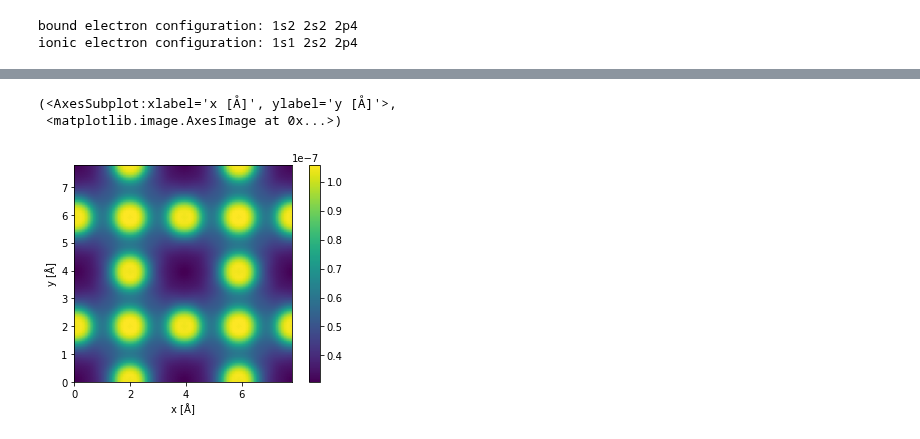
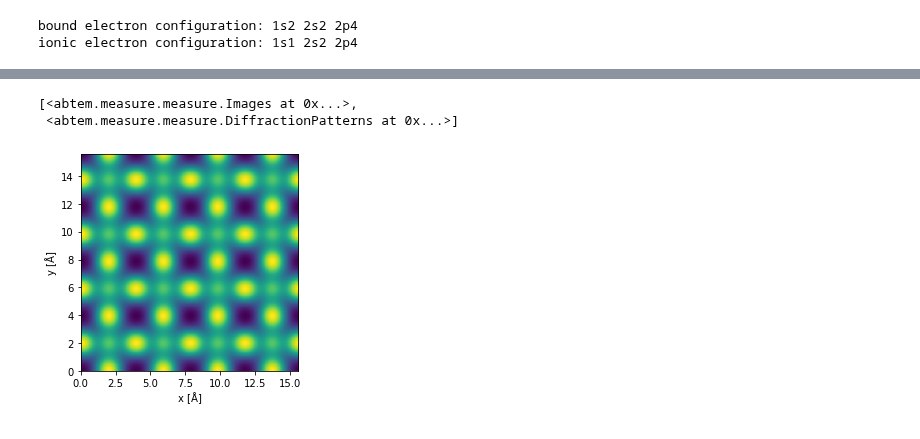
Before and after one commit to abTEM/abTEM, a Jupyter notebook: examples/dask/EFSTEM.ipynb, the cells around one changed output, grey strips where cells are left out. Drawn from its saved outputs; the diff is of its cells as text; code cells hidden in the pictures.

```diff
--- a/examples/dask/EFSTEM.ipynb
+++ b/examples/dask/EFSTEM.ipynb
@@ -35,6 +35,6 @@ print('ionic electron configuration:', O_transitions.excited_configuration)
 bound electron configuration: 1s2 2s2 2p4
 ionic electron configuration: 1s1 2s2 2p4
 # %%
-transition_potentials = O_transitions.get_transition_potentials(extent=2, gpts=128, energy=100e3)
+transition_potentials = O_transitions.get_transition_potentials(extent=2, gpts=64, energy=100e3)
 # %%
 transition_images = transition_potentials.to_images()
@@ -43,0 +44,4 @@ transition_images[0].show(cbar=True, vmin=0, vmax=3e-4);
+# %%
+atoms = read('../data/srtio3_100.cif') * (2, 2, 13)
+
+show_atoms(atoms)
@@ -44,20 +51,36 @@ transition_images[0].show(cbar=True, vmin=0, vmax=3e-4);
 # %%
-atoms = read('../data/srtio3_100.cif') * (1, 1, 1)
+# frozen_phonons = FrozenPhonons(atoms, num_configs=4, sigmas=0.085, ensemble_mean=True)
 
-fp = FrozenPhonons(atoms, num_configs=1, sigmas=.0)
-potential = Potential(fp, gpts=128, slice_thickness=1)
+potential = Potential(atoms,
+                      gpts=64,
+                      slice_thickness=2,
+                      parametrization='lobato',
+                      projection='infinite')
 
-waves = Probe(energy=100e3, semiangle_cutoff=30, rolloff=0.)
+waves = Probe(energy=100e3, semiangle_cutoff=21)
+
 waves.grid.match(potential)
 
-detectors = [AnnularDetector(0, 30)]
-scan = GridScan()
+detectors = [AnnularDetector(inner=0, outer=25), PixelatedDetector(max_angle=25)]
 
-waves = waves.build(positions=scan, lazy=False)
-measurements = waves.transition_multislice(potential, transition_potentials, detectors=detectors)
+scan = GridScan.from_fractional_coordinates(potential, end=(.5, .5))
+
+#transition_potentials = O_transitions.get_transition_potentials(extent=2, gpts=128, energy=100e3)
+
+measurements = waves.scan(potential,
+                    detectors=detectors,
+                    scan=scan,
+                    # ctf = CTF(semiangle_cutoff=25), # post sample aperture if necessary
+                    transition_potentials=transition_potentials,
+                    )
+
+measurements.compute()
+# %% [output]
+[<abtem.measure.measure.Images at 0x...>,
+ <abtem.measure.measure.DiffractionPatterns at 0x...>]
+# %%
+image, diffraction_patterns = measurements
 # %%
-measurements.interpolate(.1).tile((2,2)).show(cbar=True)
+image.interpolate(.1).tile((4, 4)).show();
 # %% [output]
-(<AxesSubplot:xlabel='x [Å]', ylabel='y [Å]'>,
- <matplotlib.image.AxesImage at 0x...>)
-[figure, old version]
+[figure, new version]
```
Also changed, not shown: parts of 3 cells of this notebook, 1 other file.
